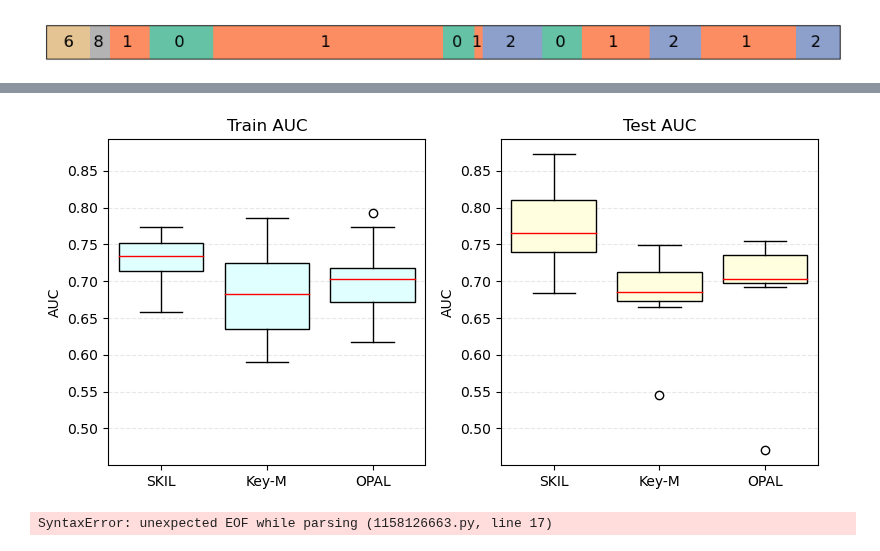
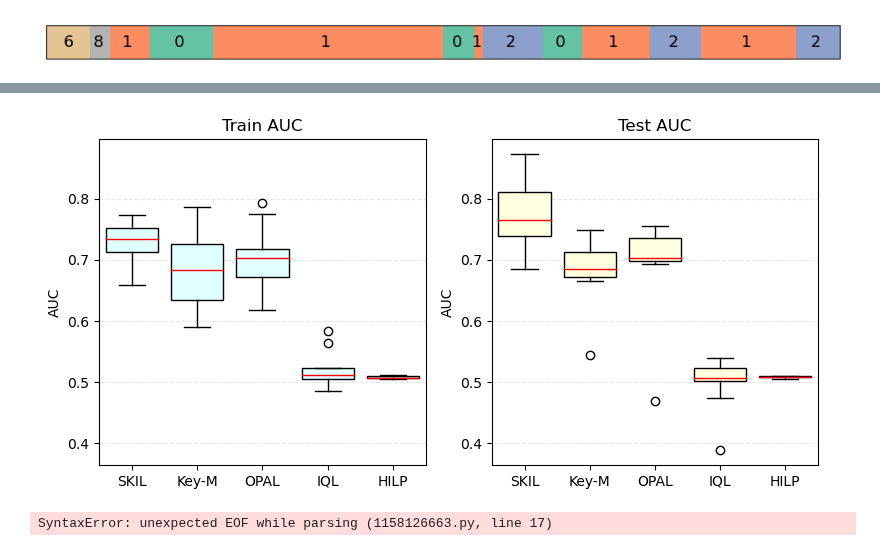
Before and after one commit to G1NO3/Rat7m-SPEDER, a Jupyter notebook: simulation.ipynb, the cells around one changed output, grey strips where cells are left out. Saved outputs shown, nothing was run; the diff lists cells and outputs as text; code cells hidden in the pictures.

Commit message:
hilp

```diff
--- a/simulation.ipynb
+++ b/simulation.ipynb
@@ -321,38 +299,38 @@ test_auc_opal: 0.6932332263999998 t: 2.9108056512726757 p: 0.017288564797258606
 
 fig, axes = plt.subplots(1, 2, figsize=(8, 4), sharey=True)
 
 # 训练集的箱线图
 axes[0].boxplot(
-    [train_auc_agent, train_auc_linear, train_auc_opal, train_auc_iql],
-    labels=['SKIL', 'Key-M', 'OPAL', 'IQL'],
+    [train_auc_agent, train_auc_linear, train_auc_opal, train_auc_iql, train_auc_hilp],
+    labels=['SKIL', 'Key-M', 'OPAL', 'IQL', 'HILP'],
     widths=0.8,                    # ← 这里
     patch_artist=True,
     boxprops={'facecolor':'lightcyan','edgecolor':'black'},
     medianprops={'color':'red'}
 )
 axes[0].set_title('Train AUC')
 
 # 测试集箱线图：同样调整
 axes[1].boxplot(
-    [test_auc_agent, test_auc_linear, test_auc_opal, test_auc_iql],
-    labels=['SKIL', 'Key-M', 'OPAL', 'IQL'],
+    [test_auc_agent, test_auc_linear, test_auc_opal, test_auc_iql, test_auc_hilp],
+    labels=['SKIL', 'Key-M', 'OPAL', 'IQL', 'HILP'],
     widths=0.8,                    # ← 这里
     patch_artist=True,
     boxprops={'facecolor':'lightyellow','edgecolor':'black'},
     medianprops={'color':'red'}
 )
 axes[1].set_title('Test AUC')
 
 for ax in axes:
     ax.set_ylabel('AUC')
     ax.grid(axis='y', linestyle='--', alpha=0.3)
     ax.tick_params(axis='y', labelleft=True)
 
 plt.tight_layout()
 plt.savefig('./keymoseq/auc_boxplot.pdf', dpi=400)
 plt.show()
 # %% [output]
-[figure, old version]
+[figure, new version]
 # %%
 state_dim = 16
 action_dim = 16
```
Also changed, not shown: parts of 2 cells of this notebook, 7 other files.
